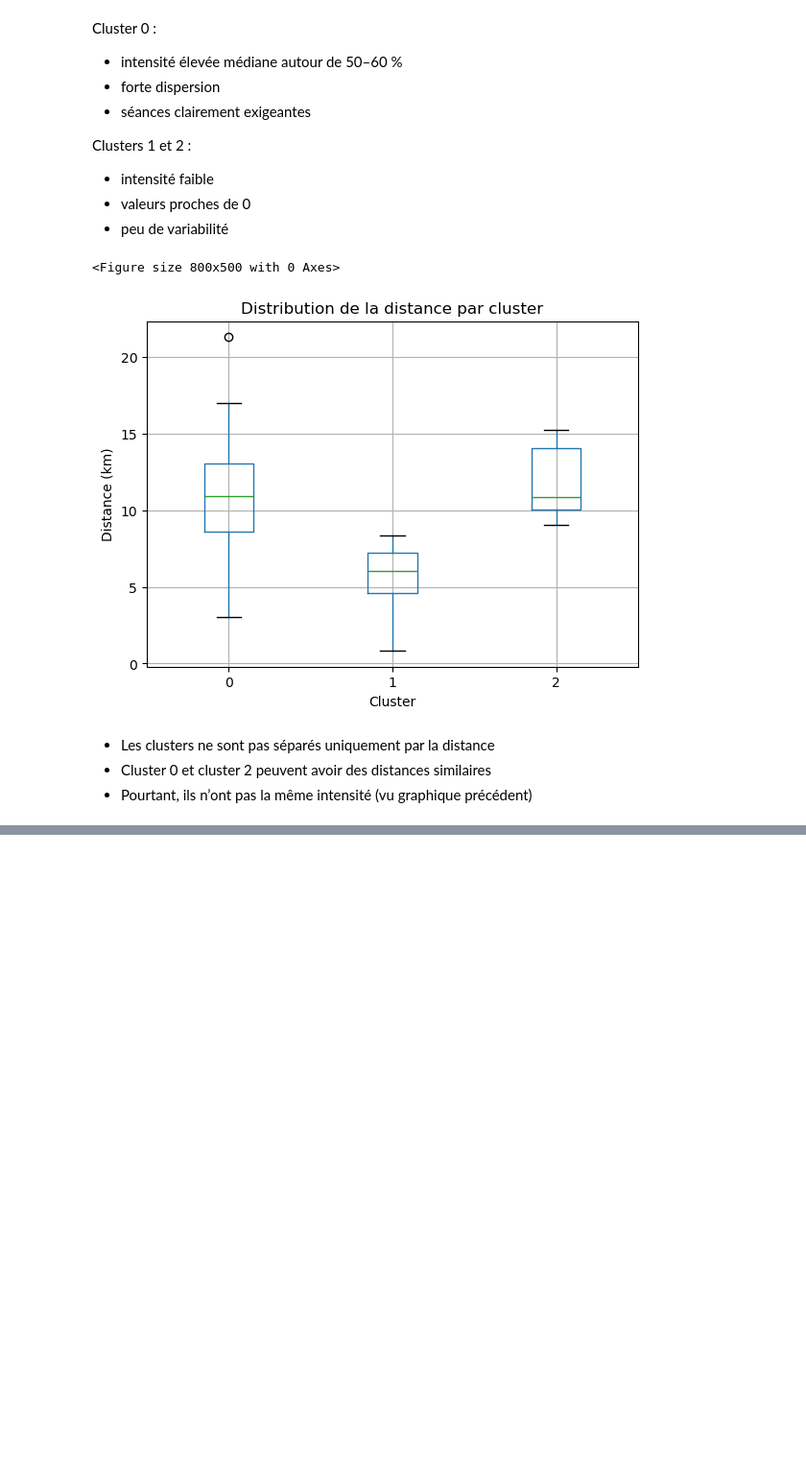
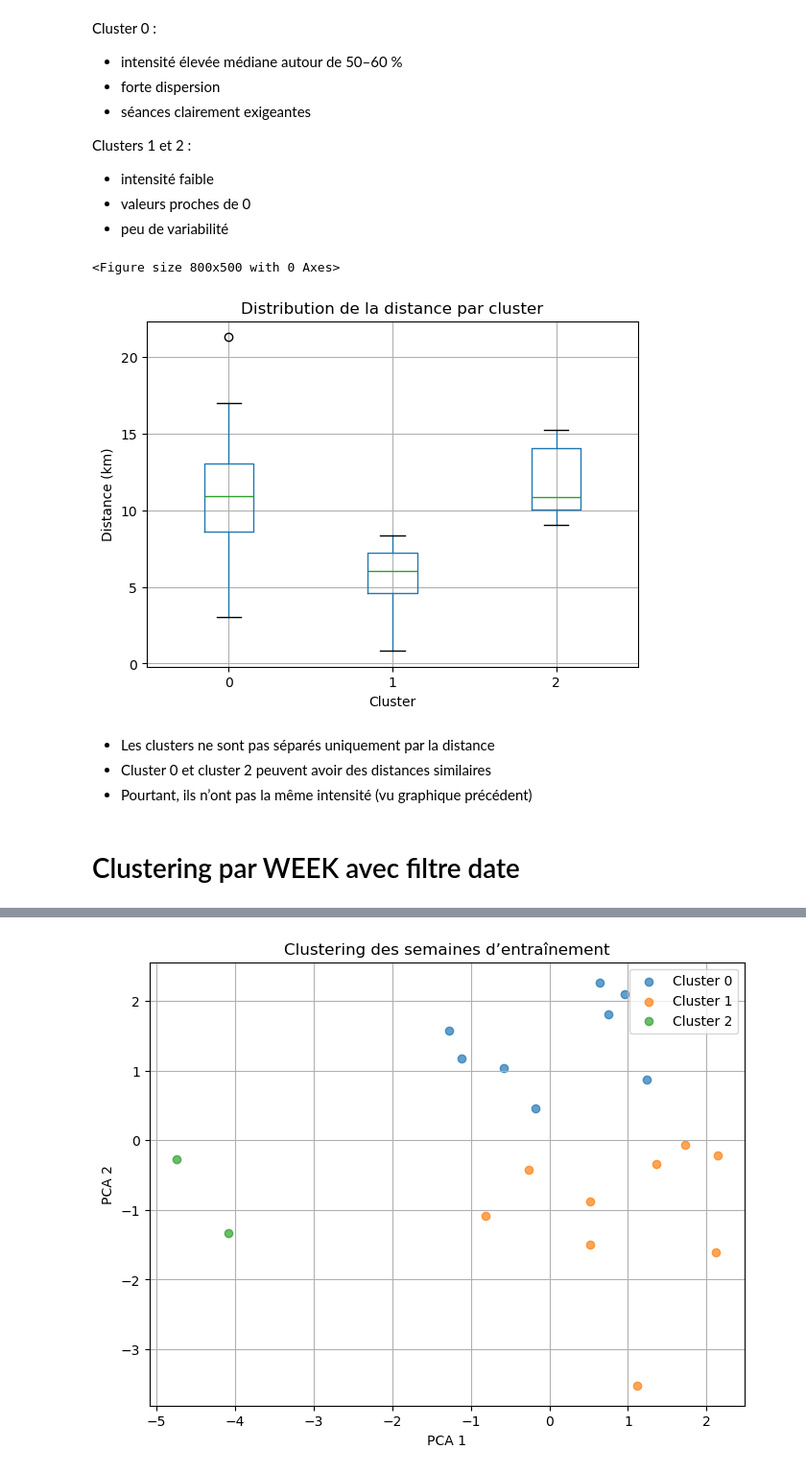
Before and after one commit to albanecoiffe/health-data-coach, a Jupyter notebook: HealthCoachBackend/notebook.ipynb, the cells around one changed output, grey strips where cells are left out. Shown at 96% size. Cells and saved outputs as stored; diff of their text form; code cells hidden in the pictures; blank space fills up the shorter version.

```diff
--- a/HealthCoachBackend/notebook.ipynb
+++ b/HealthCoachBackend/notebook.ipynb
@@ -397,3 +394,78 @@ plt.show()
 - Les clusters ne sont pas séparés uniquement par la distance
 - Cluster 0 et cluster 2 peuvent avoir des distances similaires
 - Pourtant, ils n’ont pas la même intensité (vu graphique précédent)
+# %% [markdown]
+# Clustering par WEEK avec filtre date
+# %%
+df = pd.read_csv("weeks_received.csv")
+df["week_start"] = pd.to_datetime(df["week_start"])
+df["week_end"] = pd.to_datetime(df["week_end"])
+df = df[df["week_start"] >= "2025-09-08"].copy()
+
+# Supprimer les semaines incomplètes si besoin
+df = df.dropna(subset=["distance_km", "sessions", "duration_min"])
+
+df = df.reset_index(drop=True)
+print("Dataset prêt :", df.shape)
+# cutoff_date = pd.to_datetime("2025-02-03")
+# df = df[df["week_start"] >= cutoff_date]
+print(df["week_start"].min())
+print(len(df))
+FEATURES = [
+    "distance_km",
+    "sessions",
+    "duration_min",
+    "low_intensity_pct",
+    "high_intensity_pct",
+    "weekly_load",
+]
+
+X = df[FEATURES].copy()
+
+scaler = StandardScaler()
+X_scaled = scaler.fit_transform(X)
+
+kmeans = KMeans(n_clusters=3, random_state=42, n_init=20)
+
+df["cluster"] = kmeans.fit_predict(X_scaled)
+
+print(df.groupby("cluster")[FEATURES].mean().round(2))
+
+pca = PCA(n_components=2)
+X_pca = pca.fit_transform(X_scaled)
+
+df["pca1"] = X_pca[:, 0]
+df["pca2"] = X_pca[:, 1]
+
+plt.figure(figsize=(8, 6))
+
+for c in sorted(df["cluster"].unique()):
+    subset = df[df["cluster"] == c]
+    plt.scatter(subset["pca1"], subset["pca2"], label=f"Cluster {c}", alpha=0.7)
+
+plt.xlabel("PCA 1")
+plt.ylabel("PCA 2")
+plt.title("Clustering des semaines d’entraînement")
+plt.legend()
+plt.grid(True)
+plt.show()
+
+# Compute min/max distance per cluster
+rows = []
+for c in sorted(df["cluster"].unique()):
+    cluster_df = df[df["cluster"] == c]
+    min_idx = cluster_df["distance_km"].idxmin()
+    max_idx = cluster_df["distance_km"].idxmax()
+    rows.append(
+        {
+            "cluster": c,
+            "min_distance_km": cluster_df.loc[min_idx, "distance_km"],
+            "min_duration_min": cluster_df.loc[min_idx, "duration_min"],
+            "max_distance_km": cluster_df.loc[max_idx, "distance_km"],
+            "max_duration_min": cluster_df.loc[max_idx, "duration_min"],
+        }
+    )
+
+summary_df = pd.DataFrame(rows)
+print(summary_df)
+# %% [output]
@@ -399,0 +486 @@ plt.show()
+[figure, added]
```
Also changed, not shown: parts of 9 cells of this notebook, 1 other file.
